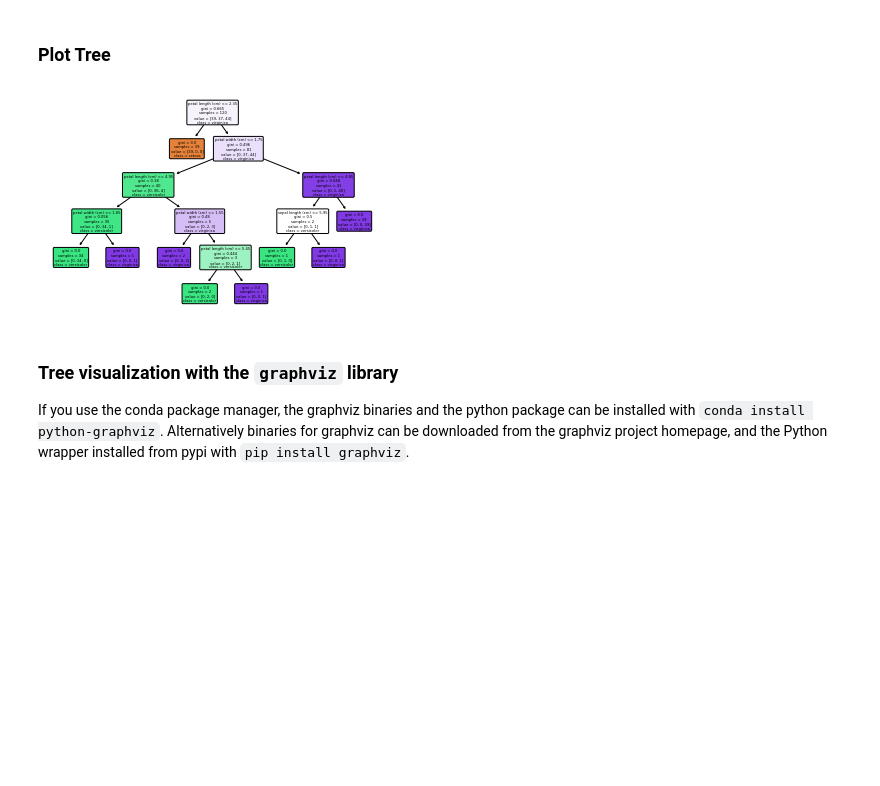
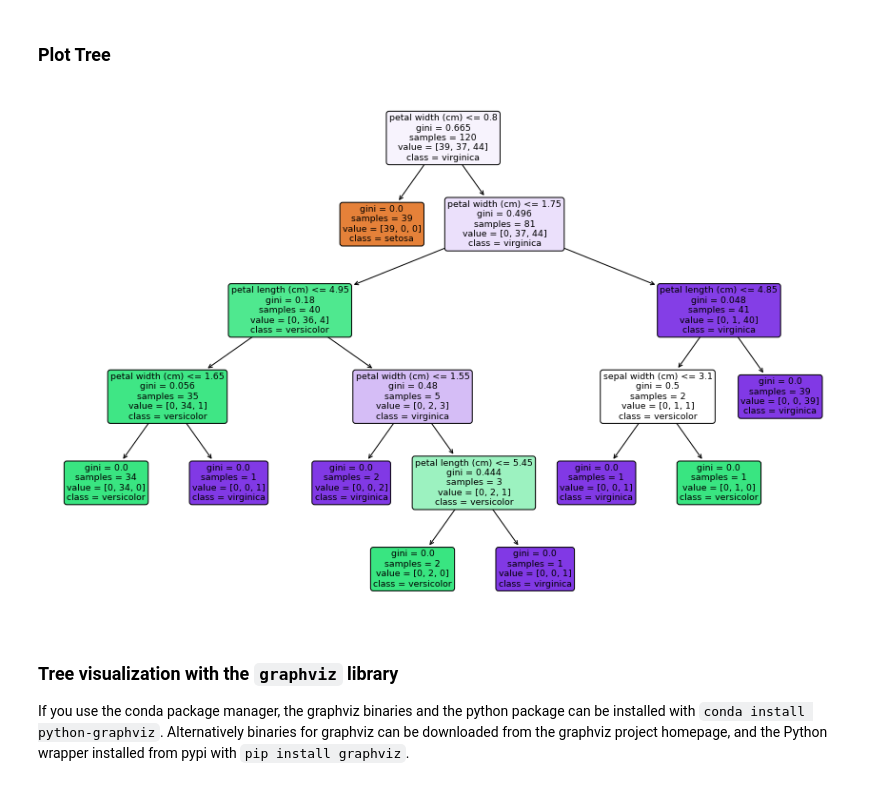
Before and after one commit to modul60stis/dmkm, a Jupyter notebook: python/desicion tree/Decision_Tree_Classifier.ipynb, the cells around one changed output. Cells and saved outputs as stored; diff of their text form; code cells hidden in the pictures; blank space fills up the shorter version.

```diff
--- a/python/desicion tree/Decision_Tree_Classifier.ipynb
+++ b/python/desicion tree/Decision_Tree_Classifier.ipynb
@@ -70,11 +70,11 @@ clf_entropy.get_params()
 # %% [markdown]
 ### Plot Tree
 # %%
-plt.figure()
+plt.figure(figsize=(15,10))
 plot_tree(clf_entropy, filled=True, feature_names=data.feature_names,
                      class_names=data.target_names, rounded=True);
 # %% [output]
-[figure, old version]
+[figure, new version]
 # %% [markdown]
 ### Tree visualization with the `graphviz` library
 If you use the conda package manager, the graphviz binaries and the python package can be installed with `conda install python-graphviz`. Alternatively binaries for graphviz can be downloaded from the graphviz project homepage, and the Python wrapper installed from pypi with `pip install graphviz`.
```
Also changed, not shown: parts of 4 cells of this notebook, 5 other files.
